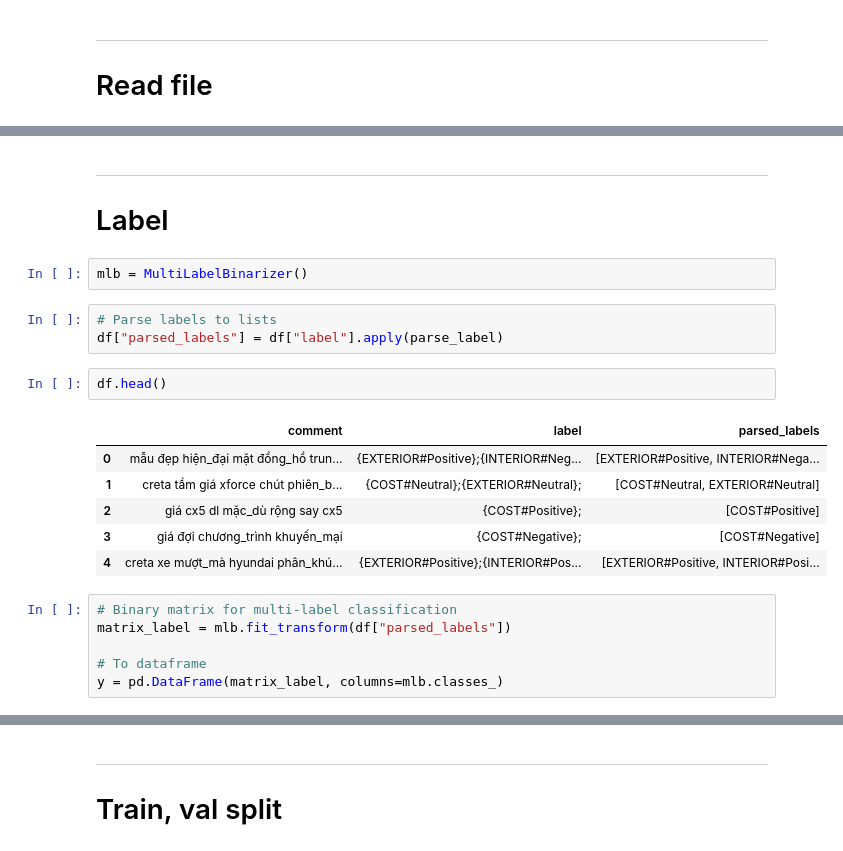
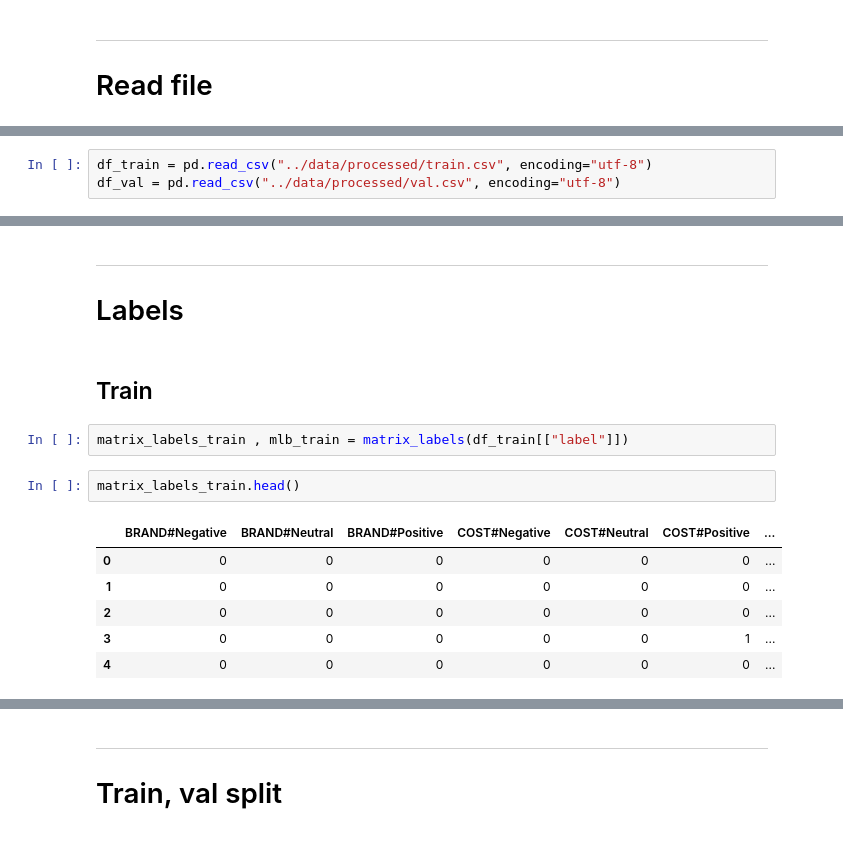
Before and after one commit to Avcuongy/nlp-project, a Jupyter notebook: notebooks/4_dl_model.ipynb, the cells around one changed output, grey strips where cells are left out. Drawn from its saved outputs; the diff is of its cells as text.

Commit message:
data

```diff
--- a/notebooks/4_dl_model.ipynb
+++ b/notebooks/4_dl_model.ipynb
@@ -36 +34,4 @@ df = pd.read_csv("../data/processed/train_preprocessed.csv")
+# %%
+df_train = pd.read_csv("../data/processed/train.csv", encoding="utf-8")
+df_val = pd.read_csv("../data/processed/val.csv", encoding="utf-8")
 # %%
@@ -57,24 +55,17 @@ memory usage: 14.3+ KB
 # %% [markdown]
 ---
 
-# Label
+# Labels
-# %%
-mlb = MultiLabelBinarizer()
-# %%
-# Parse labels to lists
-df["parsed_labels"] = df["label"].apply(parse_label)
+# %% [markdown]
+## Train
+# %%
+matrix_labels_train , mlb_train = matrix_labels(df_train[["label"]])
 # %%
-df.head()
+matrix_labels_train.head()
 # %% [output]
-|  | comment | label | parsed_labels |
-| 0 | mẫu đẹp hiện_đại mặt đồng_hồ trun... | {EXTERIOR#Positive};{INTERIOR#Neg... | [EXTERIOR#Positive, INTERIOR#Nega... |
-| 1 | creta tầm giá xforce chút phiên_b... | {COST#Neutral};{EXTERIOR#Neutral}; | [COST#Neutral, EXTERIOR#Neutral] |
-| 2 | giá cx5 dl mặc_dù rộng say cx5 | {COST#Positive}; | [COST#Positive] |
-| 3 | giá đợi chương_trình khuyến_mại | {COST#Negative}; | [COST#Negative] |
-| 4 | creta xe mượt_mà hyundai phân_khú... | {EXTERIOR#Positive};{INTERIOR#Pos... | [EXTERIOR#Positive, INTERIOR#Posi... |
+|  | BRAND#Negative | BRAND#Neutral | BRAND#Positive | COST#Negative | COST#Neutral | COST#Positive | ... |
+| 0 | 0 | 0 | 0 | 0 | 0 | 0 | ... |
+| 1 | 0 | 0 | 0 | 0 | 0 | 0 | ... |
+| 2 | 0 | 0 | 0 | 0 | 0 | 0 | ... |
+| 3 | 0 | 0 | 0 | 0 | 0 | 1 | ... |
+| 4 | 0 | 0 | 0 | 0 | 0 | 0 | ... |
-# %%
-# Binary matrix for multi-label classification
-matrix_label = mlb.fit_transform(df["parsed_labels"])
-
-# To dataframe
-y = pd.DataFrame(matrix_label, columns=mlb.classes_)
```
Also changed, not shown: parts of 29 cells of this notebook, 7 other files.
